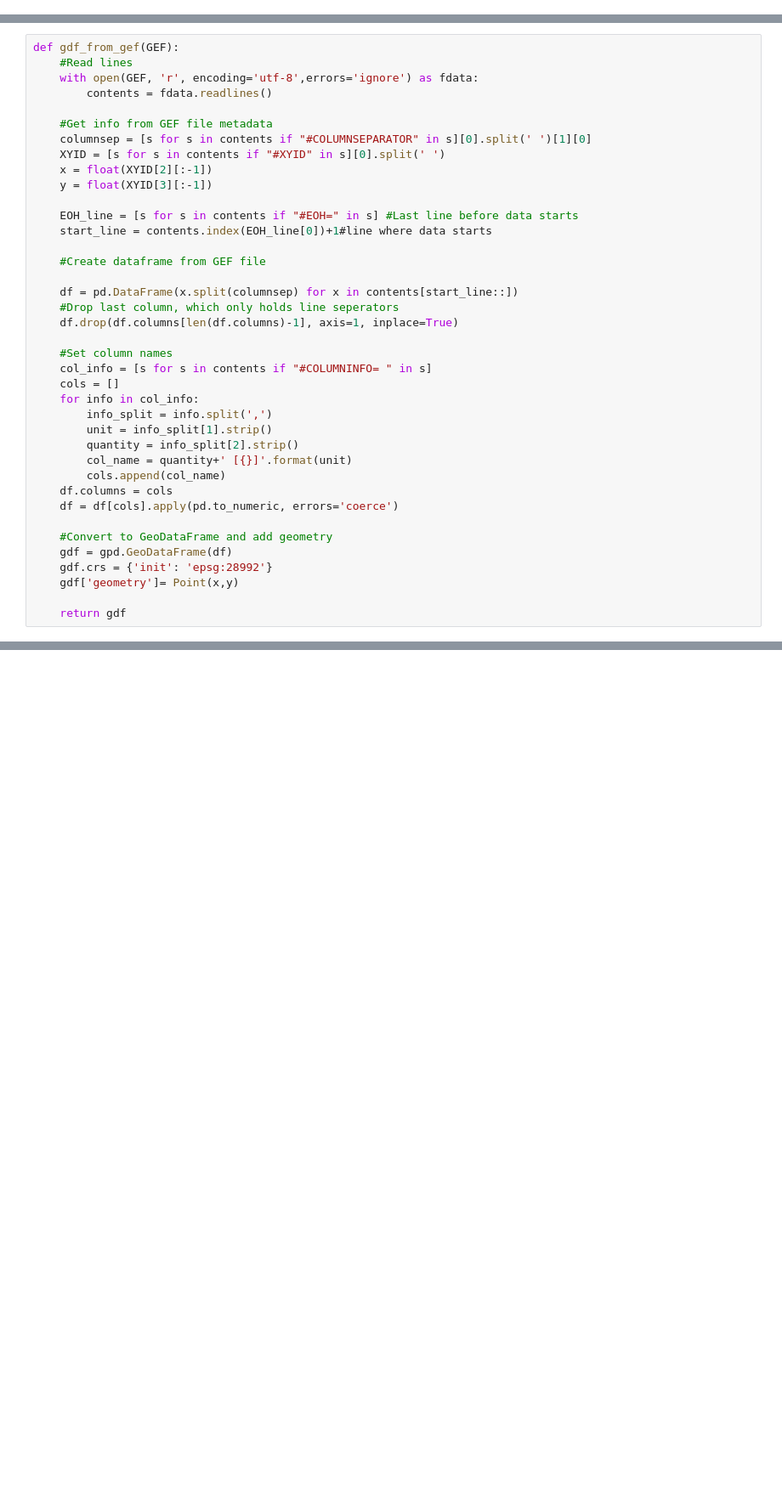
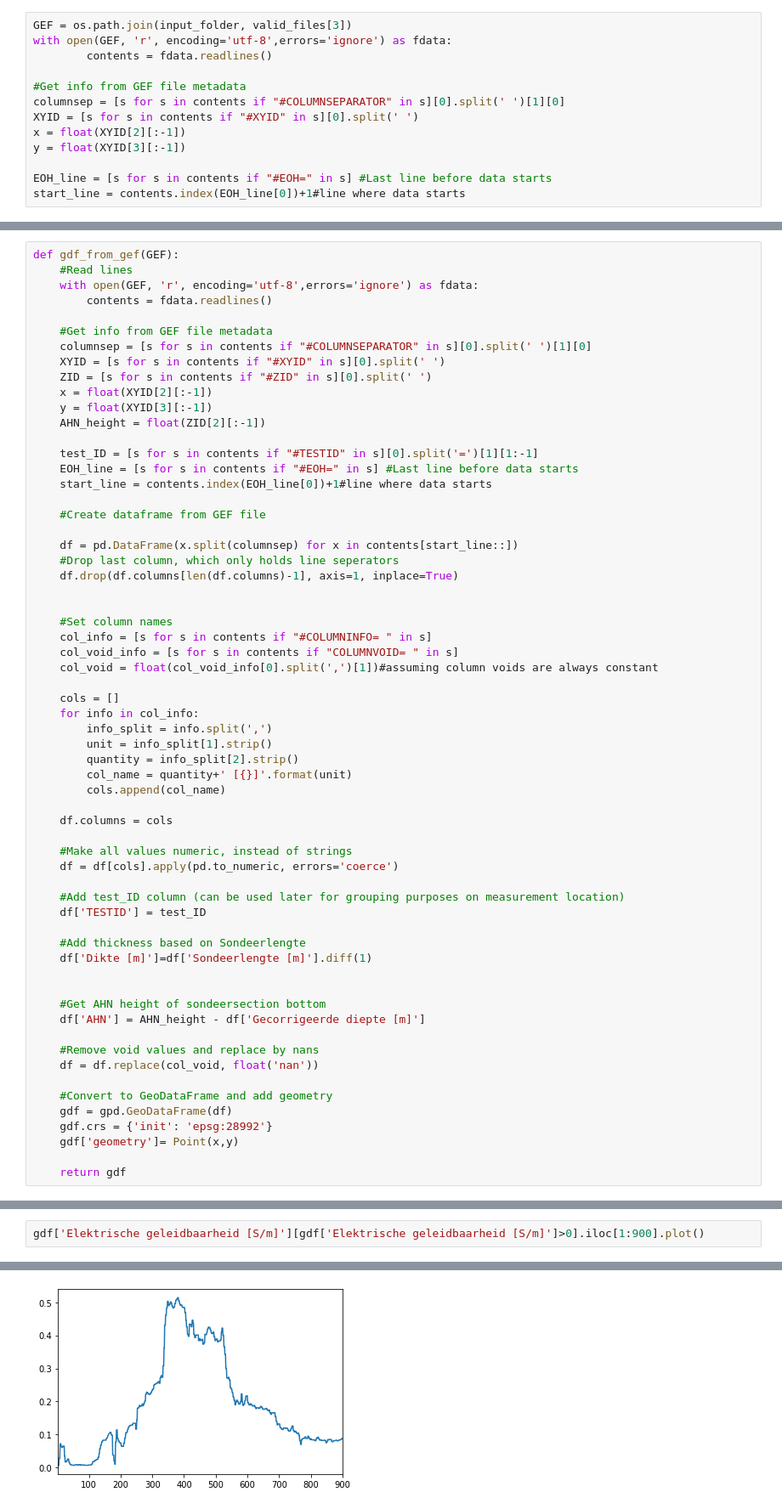
Before and after one commit to nevobnav/wiertsema, a Jupyter notebook: GEF_File_reading.ipynb, the cells around one changed output, grey strips where cells are left out. Shown: that part at 85% size. Drawn from its saved outputs; the diff is of its cells as text; blank space fills up the shorter version.

```diff
--- a/GEF_File_reading.ipynb
+++ b/GEF_File_reading.ipynb
@@ -14,3 +16,16 @@ pd.options.mode.chained_assignment = None
 input_folder = "/Users/kazv/VanBovenDrive/VanBoven MT/500 Projects/P2 Wiertsema/data/Sonderingen/Sonderingen MOS/"
 file_list = os.listdir(input_folder)
 valid_files = [x for x in file_list if x.endswith('.gef')]
+# %%
+GEF = os.path.join(input_folder, valid_files[3])
+with open(GEF, 'r', encoding='utf-8',errors='ignore') as fdata:
+        contents = fdata.readlines()
+
+#Get info from GEF file metadata
+columnsep = [s for s in contents if "#COLUMNSEPARATOR" in s][0].split(' ')[1][0]
+XYID = [s for s in contents if "#XYID" in s][0].split(' ')
+x = float(XYID[2][:-1])
+y = float(XYID[3][:-1])
+
+EOH_line = [s for s in contents if "#EOH=" in s] #Last line before data starts
+start_line = contents.index(EOH_line[0])+1#line where data starts
@@ -23,9 +43,12 @@ def gdf_from_gef(GEF):
     #Get info from GEF file metadata
     columnsep = [s for s in contents if "#COLUMNSEPARATOR" in s][0].split(' ')[1][0]
     XYID = [s for s in contents if "#XYID" in s][0].split(' ')
+    ZID = [s for s in contents if "#ZID" in s][0].split(' ')
     x = float(XYID[2][:-1])
     y = float(XYID[3][:-1])
+    AHN_height = float(ZID[2][:-1])
 
+    test_ID = [s for s in contents if "#TESTID" in s][0].split('=')[1][1:-1]
     EOH_line = [s for s in contents if "#EOH=" in s] #Last line before data starts
     start_line = contents.index(EOH_line[0])+1#line where data starts
 
@@ -35,8 +58,12 @@ def gdf_from_gef(GEF):
     #Drop last column, which only holds line seperators
     df.drop(df.columns[len(df.columns)-1], axis=1, inplace=True)
 
+
     #Set column names
     col_info = [s for s in contents if "#COLUMNINFO= " in s]
+    col_void_info = [s for s in contents if "COLUMNVOID= " in s]
+    col_void = float(col_void_info[0].split(',')[1])#assuming column voids are always constant
+
     cols = []
     for info in col_info:
         info_split = info.split(',')
@@ -44,8 +71,24 @@ def gdf_from_gef(GEF):
         quantity = info_split[2].strip()
         col_name = quantity+' [{}]'.format(unit)
         cols.append(col_name)
+
     df.columns = cols
+
+    #Make all values numeric, instead of strings
     df = df[cols].apply(pd.to_numeric, errors='coerce')
+
+    #Add test_ID column (can be used later for grouping purposes on measurement location)
+    df['TESTID'] = test_ID
+
+    #Add thickness based on Sondeerlengte
+    df['Dikte [m]']=df['Sondeerlengte [m]'].diff(1)
+
+
+    #Get AHN height of sondeersection bottom
+    df['AHN'] = AHN_height - df['Gecorrigeerde diepte [m]']
+
+    #Remove void values and replace by nans
+    df = df.replace(col_void, float('nan'))
 
     #Convert to GeoDataFrame and add geometry
     gdf = gpd.GeoDataFrame(df)
@@ -64,0 +131,3 @@ gdf.to_file(driver = 'ESRI Shapefile', filename = output_file)
+# %%
+gdf['Elektrische geleidbaarheid [S/m]'][gdf['Elektrische geleidbaarheid [S/m]']>0].iloc[1:900].plot()
+# %% [output]
@@ -64,0 +135 @@ gdf.to_file(driver = 'ESRI Shapefile', filename = output_file)
+[figure, added]
```
Also changed, not shown: parts of 13 cells of this notebook, 6 other files.
